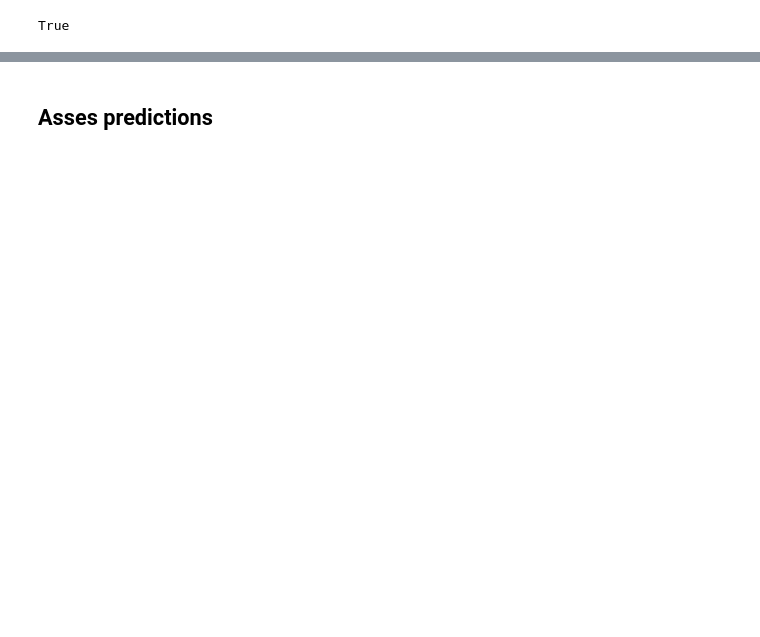
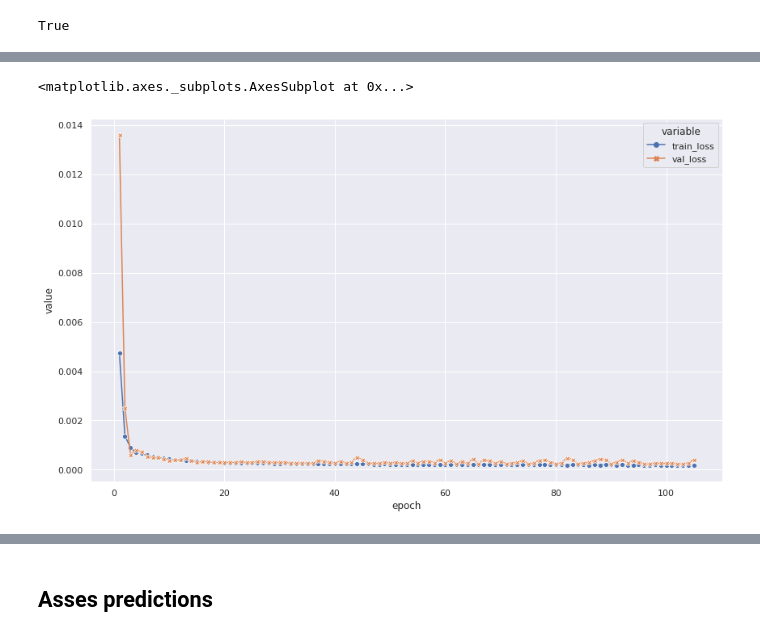
Before and after one commit to hpink97/ML_notebooks, a Jupyter notebook: 04_LSTM_stock_forecasting.ipynb, the cells around one changed output, grey strips where cells are left out. Saved outputs shown, nothing was run; the diff lists cells and outputs as text; code cells hidden in the pictures; blank space fills up the shorter version.

```diff
--- a/04_LSTM_stock_forecasting.ipynb
+++ b/04_LSTM_stock_forecasting.ipynb
@@ -118,7 +125,7 @@ array([[0.12409073],
 # %%
 ##split into train-test split
-train_size = int(len(vals) * 0.75)
-validation_size = int(len(vals) * 0.88)
+train_size = int(len(vals) * 0.7)
+validation_size = int(len(vals) * 0.85)
 test_size = len(vals) - validation_size
 train,validation, test = vals[0:train_size,:],vals[train_size:validation_size,:] ,vals[validation_size:len(vals),:]
 
@@ -149,8 +158,8 @@ def to_sequences(dataset, n_past, n_future):
 
     return np.array(x),np.array(y)
 # %%
-n_past = 35 ##7 weeks (approx 6mths) or previous data to train on
-n_future = 14 ## predict two weeks into the future
+n_past = 26*5 ##approx 6 months of previous data to train on
+n_future = 30 ## predict 6 weeks into the future
 
 trainX, trainY = to_sequences(train, n_past,n_future)
 validX, validY = to_sequences(validation, n_past,n_future)
@@ -167,11 +184,11 @@ S&P500 data has been into train (4877 datapoints), validation (805 datapoints) a
 # %%
 #print('Single LSTM with hidden Dense...')
 model = Sequential()
-model.add(LSTM(units = 50, input_shape = (None, n_past)))
-model.add(Dropout(0.08))
-model.add(Dense(12))
+model.add(LSTM(units = 36, input_shape = (None, n_past)))
+model.add(Dropout(0.07))
+model.add(Dense(8))
 model.add(Dense(1))
-model.compile(optimizer = 'adam', loss = 'mean_squared_error')
+model.compile(optimizer = 'adam', loss = 'mse',metrics=['mae'])
 model.summary()
 # %% [output]
 Model: "sequential"
@@ -192,11 +209,15 @@ Trainable params: 17,825
 Non-trainable params: 0
 _________________________________________________________________
 # %%
-es = EarlyStopping(monitor='val_loss', min_delta=1e-5, patience=30,
-                       verbose=1, mode='auto', restore_best_weights=True)
+es = EarlyStopping(monitor='val_loss',
+                   min_delta=1e-5,
+                   patience=30,
+                   verbose=1,
+                   mode='auto',
+                   restore_best_weights=True)
 
 ###fit to model
 history = model.fit(trainX, trainY, validation_data=(validX, validY),
-          verbose=2, epochs=200, callbacks=[es])
+          verbose=2, epochs=200,batch_size=512, callbacks=[es])
 # %% [output]
 Epoch 1/200
@@ -219,3 +240,15 @@ Epoch 78: early stopping
+# %%
+df = pd.DataFrame({'epoch':range(1, len(history.history['loss'])+1),
+              'train_loss':history.history['loss'],
+              'val_loss':history.history['val_loss']})
+
+df_pivot = pd.melt(df, id_vars=['epoch'], value_vars=['train_loss','val_loss'])
+
+sns.lineplot(data=df_pivot, x="epoch", y="value", hue="variable",style="variable",
+    markers=True, dashes=False)
+# %% [output]
+<matplotlib.axes._subplots.AxesSubplot at 0x...>
+[figure, added]
 # %%
 ###use model to predict values for the validation set and testing set
 ## use our original scaler to reverse_transform to return to original values (USD)
```
Also changed, not shown: parts of 25 cells of this notebook.
